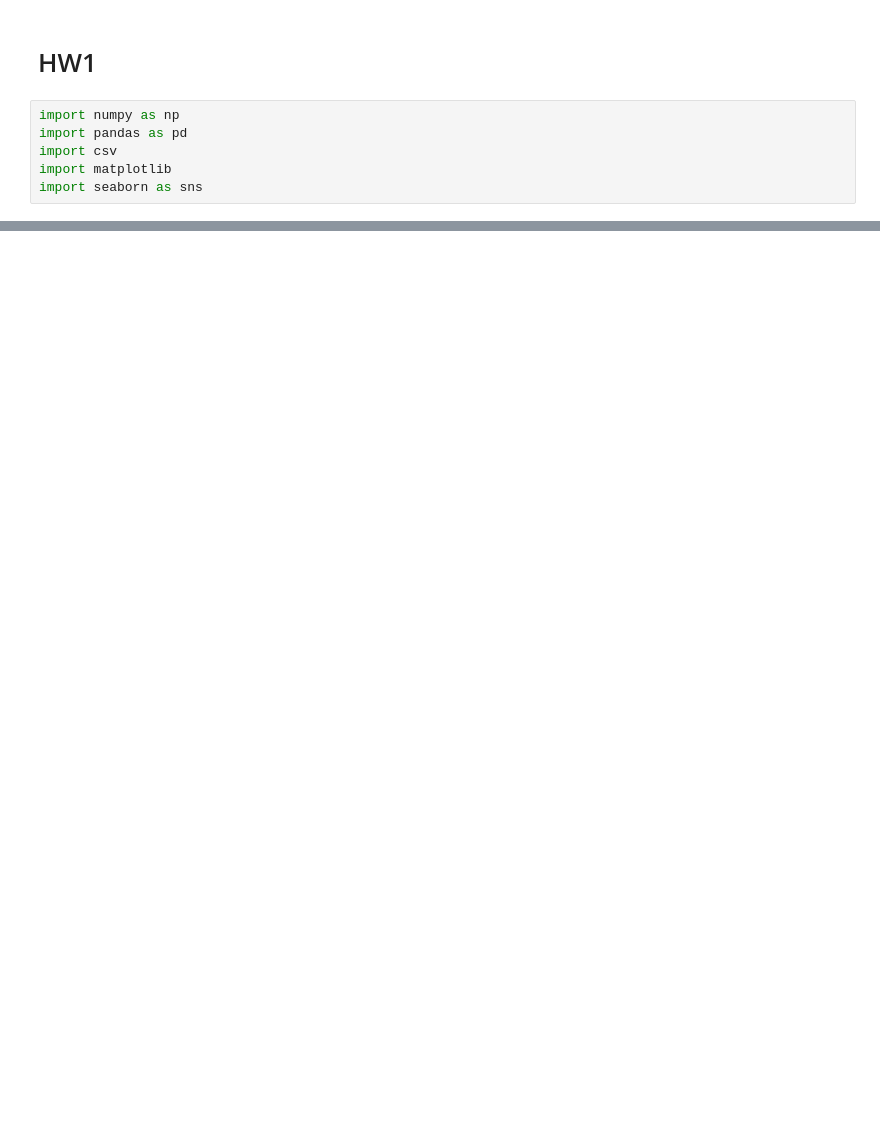
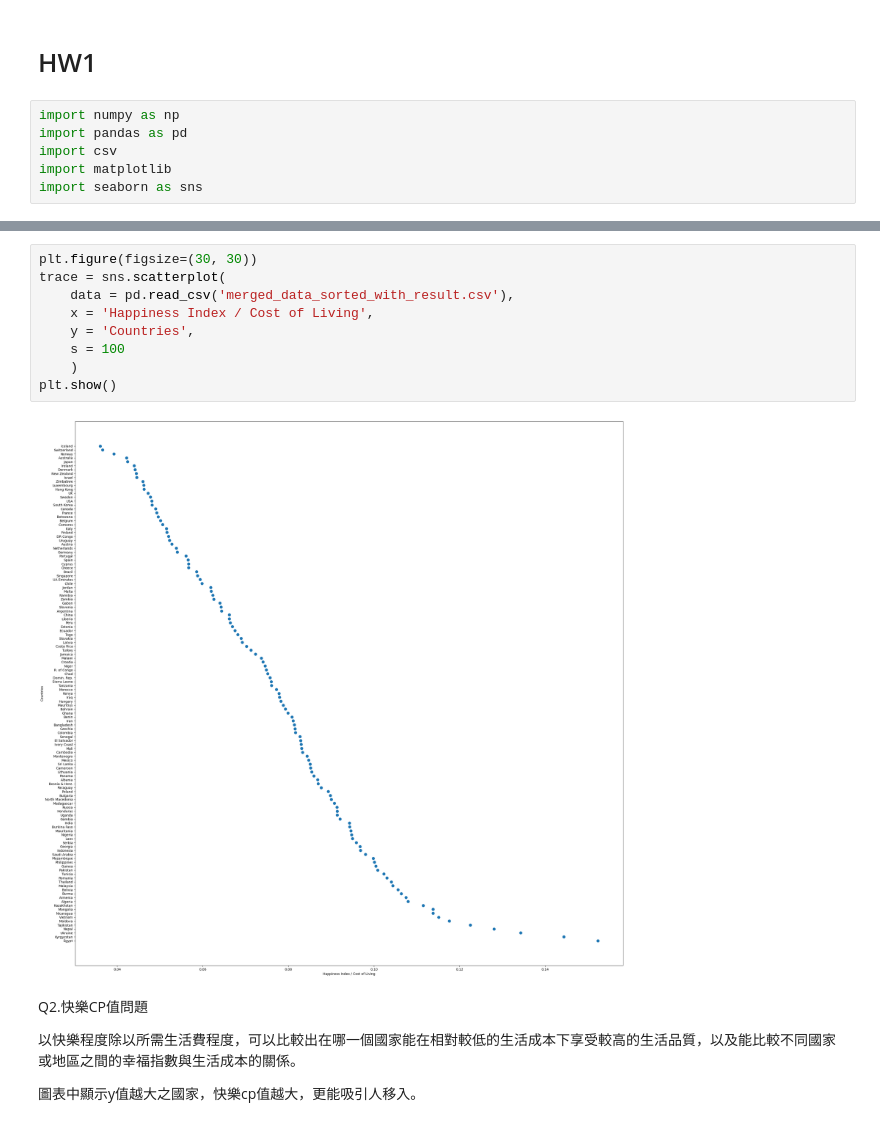
Before and after one commit to Ayden0nnn/-, a Jupyter notebook: Programming_Language_HW1.ipynb, the cells around one changed output, grey strips where cells are left out. Saved outputs shown, nothing was run; the diff lists cells and outputs as text; blank space fills up the shorter version.

```diff
--- a/Programming_Language_HW1.ipynb
+++ b/Programming_Language_HW1.ipynb
@@ -40,0 +130,17 @@ plt.show()
+# %%
+plt.figure(figsize=(30, 30))
+trace = sns.scatterplot(
+    data = pd.read_csv('merged_data_sorted_with_result.csv'),
+    x = 'Happiness Index / Cost of Living',
+    y = 'Countries',
+    s = 100
+    )
+plt.show()
+# %% [output]
+[figure, added]
+# %% [markdown]
+Q2.快樂CP值問題
+
+以快樂程度除以所需生活費程度，可以比較出在哪一個國家能在相對較低的生活成本下享受較高的生活品質，以及能比較不同國家或地區之間的幸福指數與生活成本的關係。
+
+圖表中顯示y值越大之國家，快樂cp值越大，更能吸引人移入。
```
Also changed, not shown: parts of 13 cells of this notebook.
